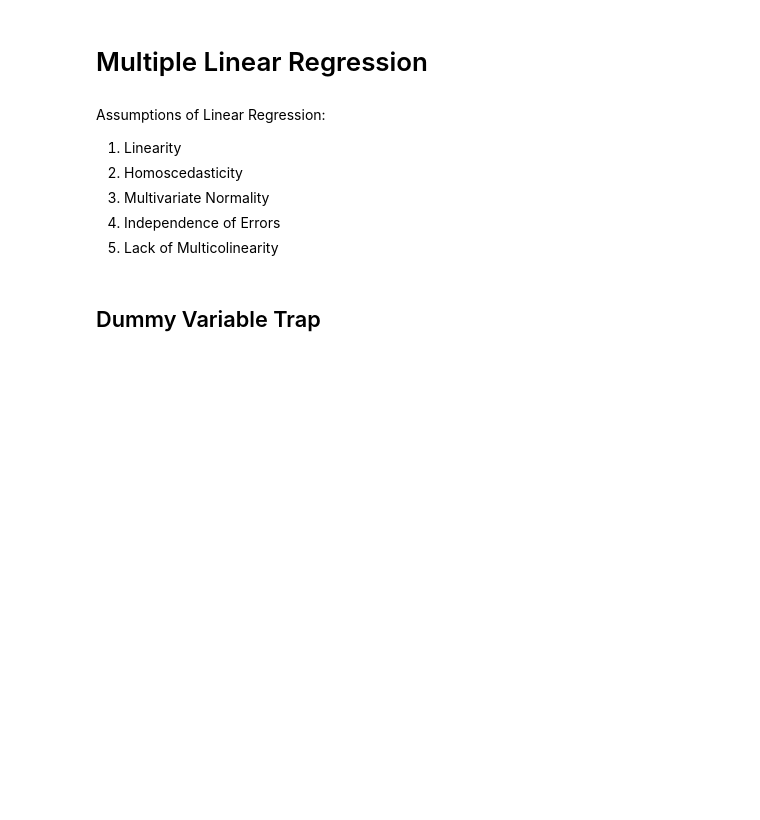
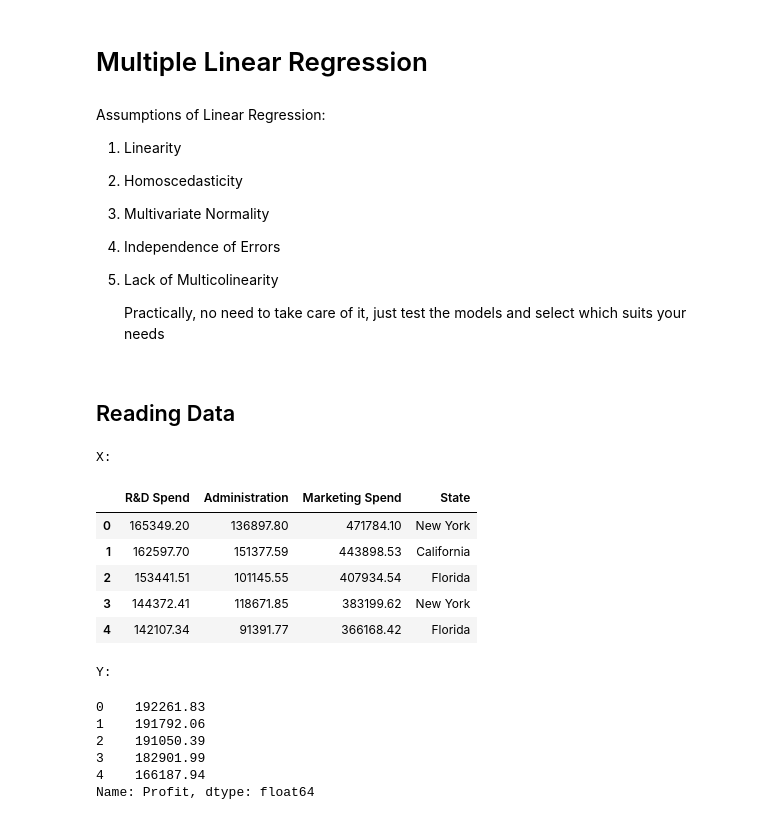
Before and after one commit to abhimanyus1997/ML-Basics, a Jupyter notebook: 02-Regression.ipynb, the cells around one changed output. Saved outputs shown, nothing was run; the diff lists cells and outputs as text; code cells hidden in the pictures; blank space fills up the shorter version.

Commit message:
Added Multiple Linear Regression

```diff
--- a/02-Regression.ipynb
+++ b/02-Regression.ipynb
@@ -153,5 +153,36 @@ Assumptions of Linear Regression:
 1. Multivariate Normality
 1. Independence of Errors
 1. Lack of Multicolinearity
+
+
+   Practically, no need to take care of it, just test the models and select which suits your needs
-# %% [markdown]
-## Dummy Variable Trap
+# %% [markdown]
+## Reading Data
+# %%
+dataset = pd.read_csv('datasets/02-regression/50_Startups.csv')
+
+X = dataset.iloc[:, :-1].values
+y = dataset.iloc[:, -1].values
+
+X_train, X_test, y_train, y_test = train_test_split(
+    X, y, test_size=0.2, random_state=0)
+
+print("X:")
+display(dataset.iloc[:, :-1].head())
+print("Y:")
+display(dataset.iloc[:, -1].head())
+# %% [output]
+X:
+|  | R&D Spend | Administration | Marketing Spend | State |
+| 0 | 165349.20 | 136897.80 | 471784.10 | New York |
+| 1 | 162597.70 | 151377.59 | 443898.53 | California |
+| 2 | 153441.51 | 101145.55 | 407934.54 | Florida |
+| 3 | 144372.41 | 118671.85 | 383199.62 | New York |
+| 4 | 142107.34 | 91391.77 | 366168.42 | Florida |
+Y:
+0    192261.83
+1    191792.06
+2    191050.39
+3    182901.99
+4    166187.94
+Name: Profit, dtype: float64
```
Also changed, not shown: parts of 22 cells of this notebook.
